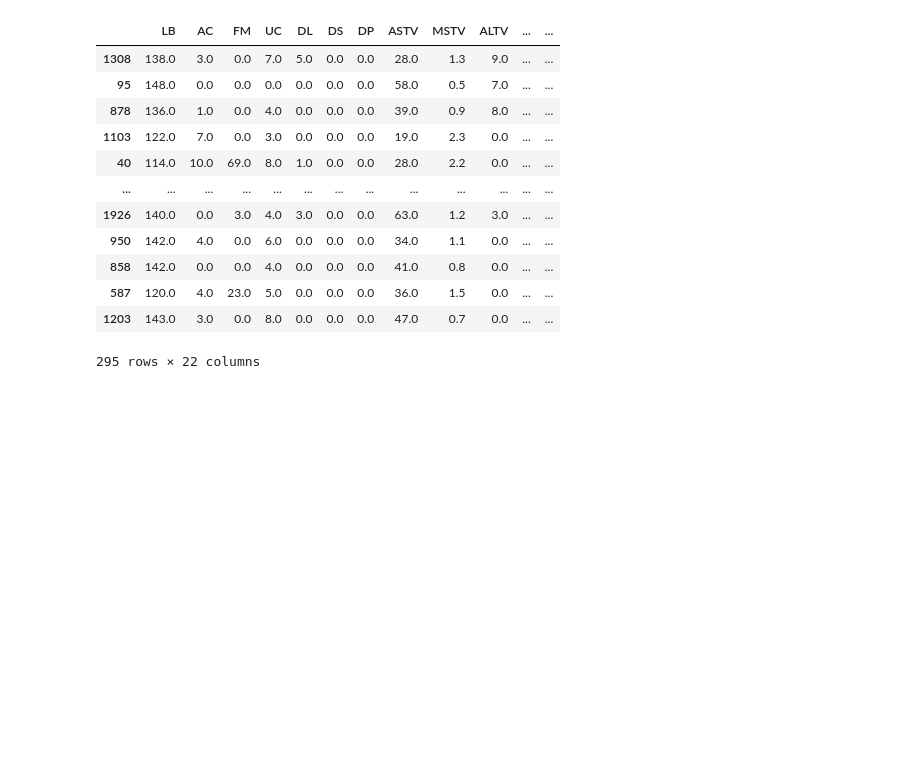
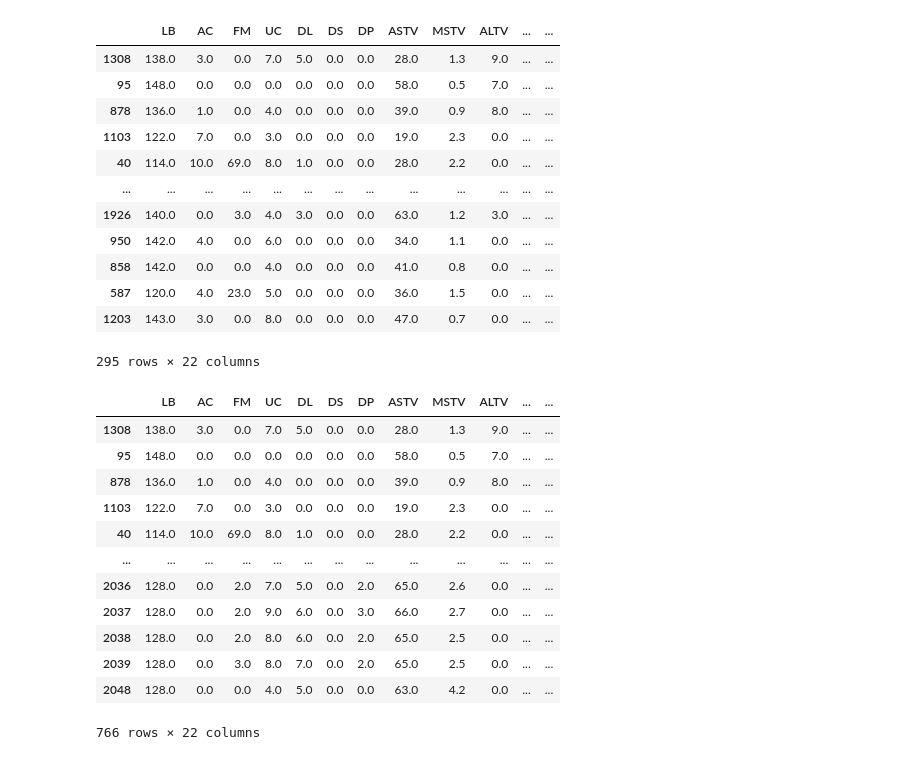
Before and after one commit to SergeyHSE/BaggingAndNLP.github.io, a Jupyter notebook: LogRegCardiotocography.ipynb, the cells around one changed output. Cells and saved outputs as stored; diff of their text form; code cells hidden in the pictures; blank space fills up the shorter version.

```diff
--- a/LogRegCardiotocography.ipynb
+++ b/LogRegCardiotocography.ipynb
@@ -258,3 +258,20 @@ undersampled_class_1
 | 587 | 120.0 | 4.0 | 23.0 | 5.0 | 0.0 | 0.0 | 0.0 | 36.0 | 1.5 | 0.0 | ... | ... |
 | 1203 | 143.0 | 3.0 | 0.0 | 8.0 | 0.0 | 0.0 | 0.0 | 47.0 | 0.7 | 0.0 | ... | ... |
 295 rows × 22 columns
+# %%
+balanced_data = pd.concat([undersampled_class_1, class_2, class_3])
+balanced_data
+# %% [output]
+|  | LB | AC | FM | UC | DL | DS | DP | ASTV | MSTV | ALTV | ... | ... |
+| 1308 | 138.0 | 3.0 | 0.0 | 7.0 | 5.0 | 0.0 | 0.0 | 28.0 | 1.3 | 9.0 | ... | ... |
+| 95 | 148.0 | 0.0 | 0.0 | 0.0 | 0.0 | 0.0 | 0.0 | 58.0 | 0.5 | 7.0 | ... | ... |
+| 878 | 136.0 | 1.0 | 0.0 | 4.0 | 0.0 | 0.0 | 0.0 | 39.0 | 0.9 | 8.0 | ... | ... |
+| 1103 | 122.0 | 7.0 | 0.0 | 3.0 | 0.0 | 0.0 | 0.0 | 19.0 | 2.3 | 0.0 | ... | ... |
+| 40 | 114.0 | 10.0 | 69.0 | 8.0 | 1.0 | 0.0 | 0.0 | 28.0 | 2.2 | 0.0 | ... | ... |
+| ... | ... | ... | ... | ... | ... | ... | ... | ... | ... | ... | ... | ... |
+| 2036 | 128.0 | 0.0 | 2.0 | 7.0 | 5.0 | 0.0 | 2.0 | 65.0 | 2.6 | 0.0 | ... | ... |
+| 2037 | 128.0 | 0.0 | 2.0 | 9.0 | 6.0 | 0.0 | 3.0 | 66.0 | 2.7 | 0.0 | ... | ... |
+| 2038 | 128.0 | 0.0 | 2.0 | 8.0 | 6.0 | 0.0 | 2.0 | 65.0 | 2.5 | 0.0 | ... | ... |
+| 2039 | 128.0 | 0.0 | 3.0 | 8.0 | 7.0 | 0.0 | 2.0 | 65.0 | 2.5 | 0.0 | ... | ... |
+| 2048 | 128.0 | 0.0 | 0.0 | 4.0 | 5.0 | 0.0 | 0.0 | 63.0 | 4.2 | 0.0 | ... | ... |
+766 rows × 22 columns
```
Also changed, not shown: parts of 1 cell of this notebook.
